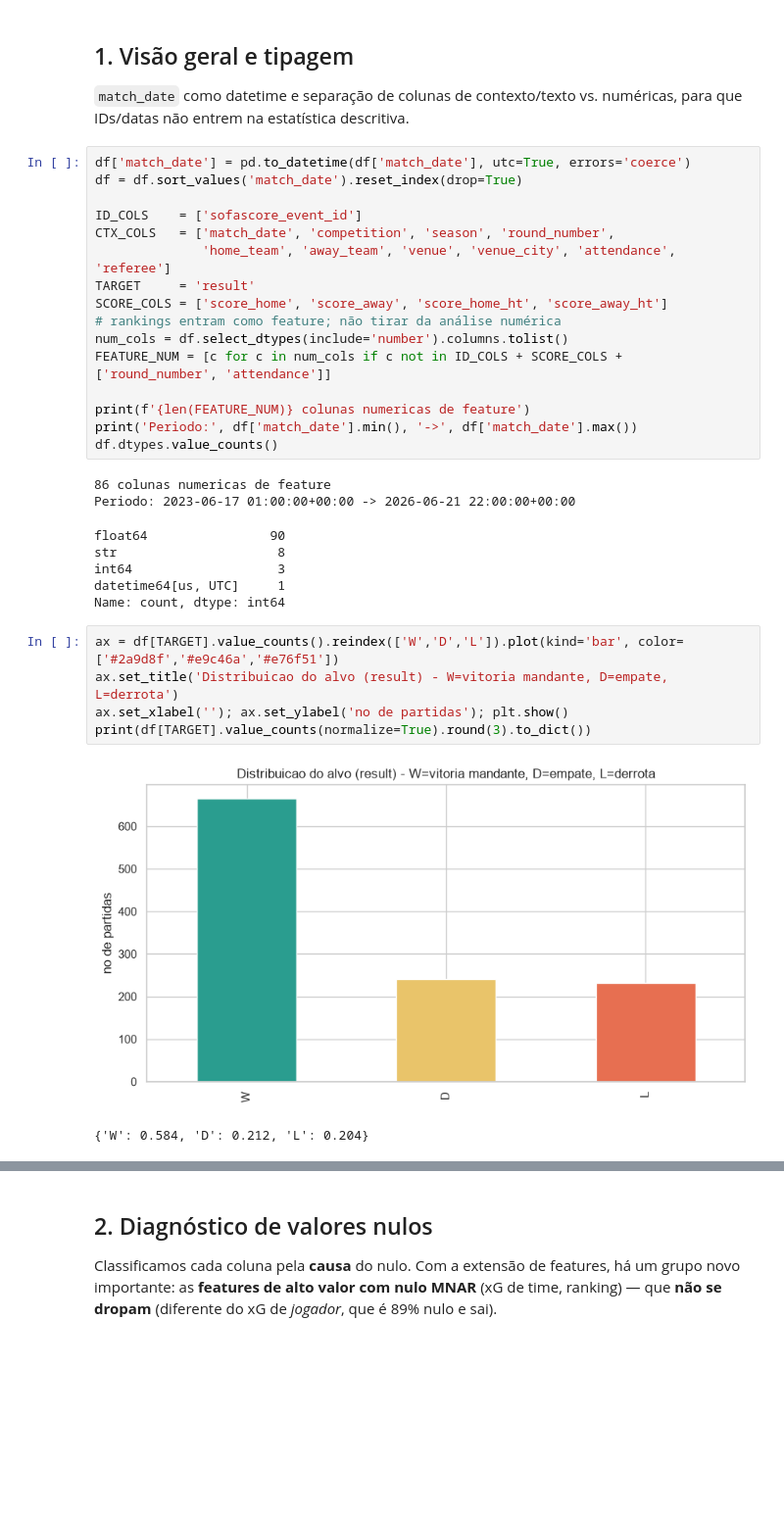
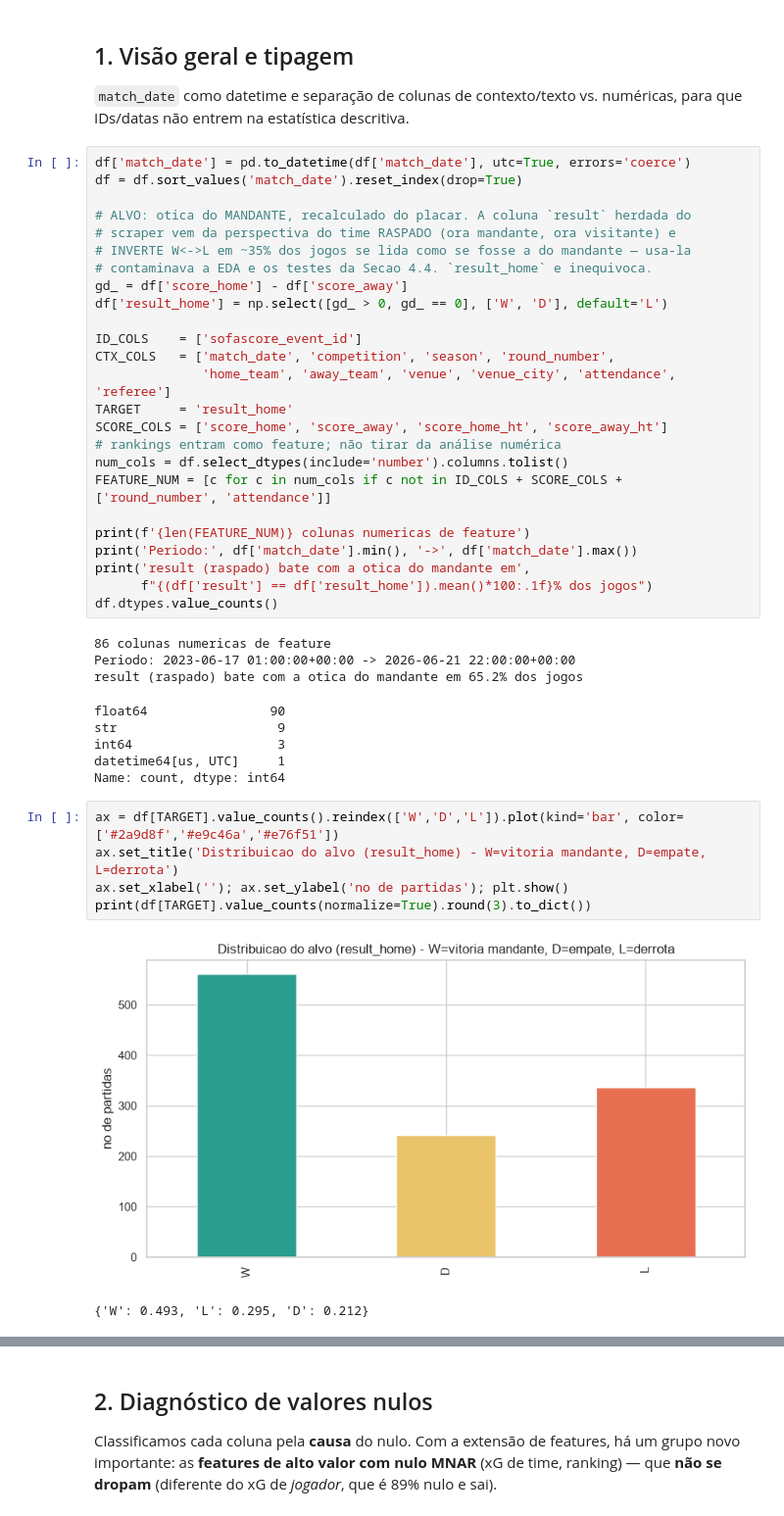
Before and after one commit to Falleiro/PLAnalytics, a Jupyter notebook: notebooks/03_preparacao_e_analise.ipynb, the cells around one changed output, grey strips where cells are left out. Shown at 98% size. Saved outputs shown, nothing was run; the diff lists cells and outputs as text; blank space fills up the shorter version.

```diff
--- a/notebooks/03_preparacao_e_analise.ipynb
+++ b/notebooks/03_preparacao_e_analise.ipynb
@@ -69,10 +69,17 @@ IDs/datas não entrem na estatística descritiva.
 df['match_date'] = pd.to_datetime(df['match_date'], utc=True, errors='coerce')
 df = df.sort_values('match_date').reset_index(drop=True)
 
+# ALVO: otica do MANDANTE, recalculado do placar. A coluna `result` herdada do
+# scraper vem da perspectiva do time RASPADO (ora mandante, ora visitante) e
+# INVERTE W<->L em ~35% dos jogos se lida como se fosse a do mandante — usa-la
+# contaminava a EDA e os testes da Secao 4.4. `result_home` e inequivoca.
+gd_ = df['score_home'] - df['score_away']
+df['result_home'] = np.select([gd_ > 0, gd_ == 0], ['W', 'D'], default='L')
+
 ID_COLS    = ['sofascore_event_id']
 CTX_COLS   = ['match_date', 'competition', 'season', 'round_number',
               'home_team', 'away_team', 'venue', 'venue_city', 'attendance', 'referee']
-TARGET     = 'result'
+TARGET     = 'result_home'
 SCORE_COLS = ['score_home', 'score_away', 'score_home_ht', 'score_away_ht']
 # rankings entram como feature; não tirar da análise numérica
 num_cols = df.select_dtypes(include='number').columns.tolist()
@@ -80,21 +87,24 @@ FEATURE_NUM = [c for c in num_cols if c not in ID_COLS + SCORE_COLS + ['round_nu
 
 print(f'{len(FEATURE_NUM)} colunas numericas de feature')
 print('Periodo:', df['match_date'].min(), '->', df['match_date'].max())
+print('result (raspado) bate com a otica do mandante em',
+      f"{(df['result'] == df['result_home']).mean()*100:.1f}% dos jogos")
 df.dtypes.value_counts()
 # %% [output]
 86 colunas numericas de feature
 Periodo: 2023-06-17 01:00:00+00:00 -> 2026-06-21 22:00:00+00:00
+result (raspado) bate com a otica do mandante em 65.2% dos jogos
 float64                90
-str                     8
+str                     9
 int64                   3
 datetime64[us, UTC]     1
 Name: count, dtype: int64
 # %%
 ax = df[TARGET].value_counts().reindex(['W','D','L']).plot(kind='bar', color=['#2a9d8f','#e9c46a','#e76f51'])
-ax.set_title('Distribuicao do alvo (result) - W=vitoria mandante, D=empate, L=derrota')
+ax.set_title('Distribuicao do alvo (result_home) - W=vitoria mandante, D=empate, L=derrota')
 ax.set_xlabel(''); ax.set_ylabel('no de partidas'); plt.show()
 print(df[TARGET].value_counts(normalize=True).round(3).to_dict())
 # %% [output]
-[figure, old version]
+[figure, new version]
-{'W': 0.584, 'D': 0.212, 'L': 0.204}
+{'W': 0.493, 'L': 0.295, 'D': 0.212}
 # %% [markdown]
```
Also changed, not shown: parts of 8 cells of this notebook, 14 other files.
